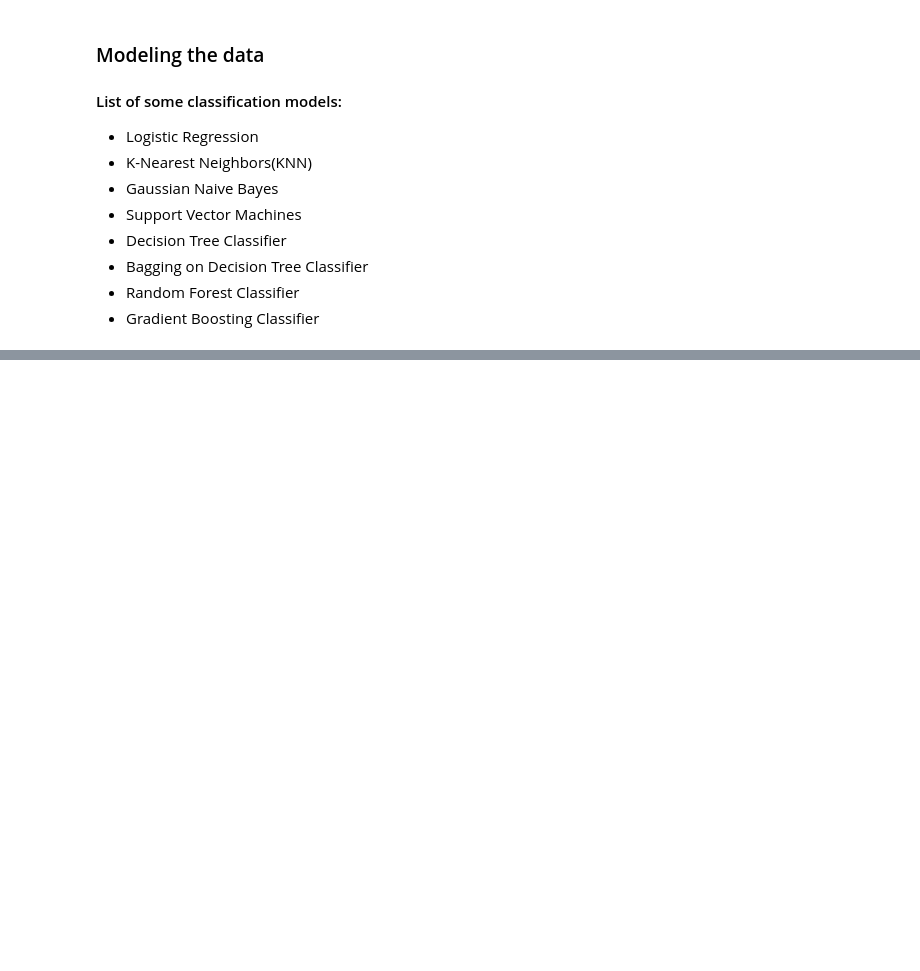
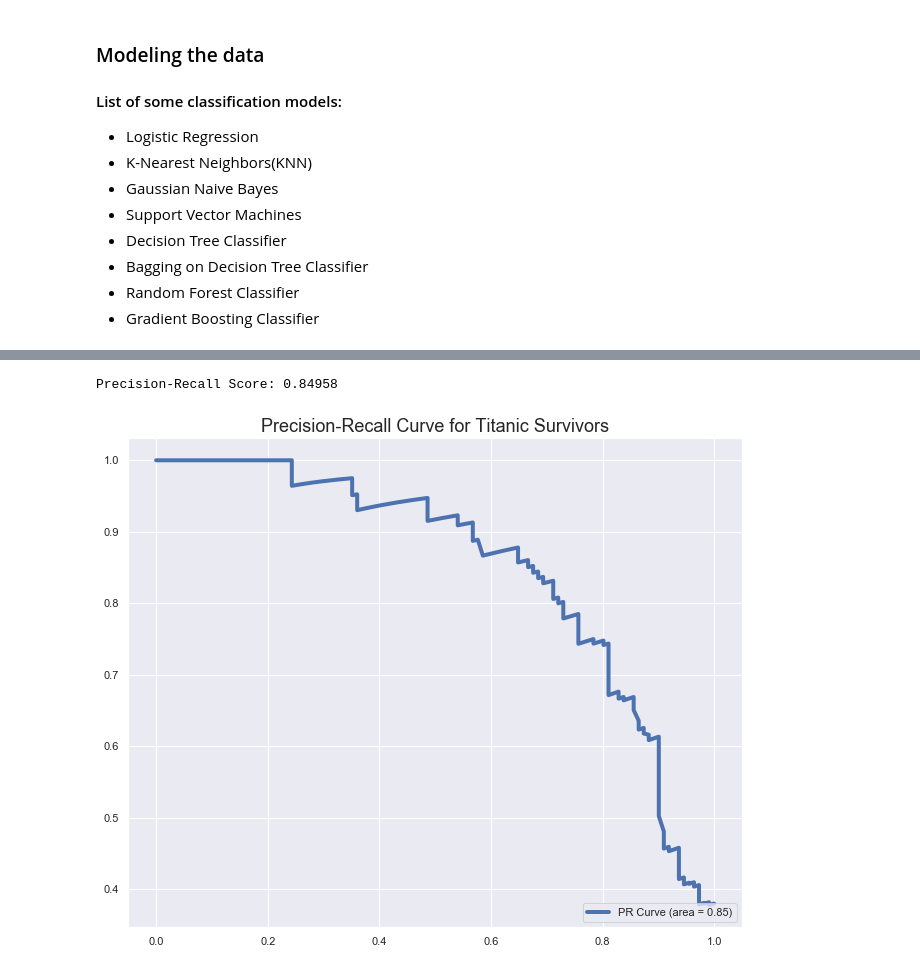
Before and after one commit to davidtnly/Python, a Jupyter notebook: MachineLearning/07-titanic-dev.ipynb, the cells around one changed output, grey strips where cells are left out. Cells and saved outputs as stored; diff of their text form; code cells hidden in the pictures; blank space fills up the shorter version.

```diff
--- a/MachineLearning/07-titanic-dev.ipynb
+++ b/MachineLearning/07-titanic-dev.ipynb
@@ -2757,0 +2971,24 @@ mtest = sc.transform(mtest)
+# %%
+from sklearn.metrics import precision_recall_curve
+
+# Get y_score by LogisticRegression().decision_function(test)
+y_score = glm.decision_function(test_x)
+
+# Use precision_recall_curve(test_y, y_score) to get pr-rc values
+# (ValueError: too many values to unpack (expected 2) without "_"
+precision, recall, _ = precision_recall_curve(test_y, y_score)
+
+# Calculate auc by auc() function
+PR_AUC = auc(recall, precision)
+print('Precision-Recall Score: ' + str(round(PR_AUC,5)))
+
+# Create figure space and create plt.plot() and set plot titles, labels, etc.
+plt.figure(figsize=(11,9))
+plt.plot(recall, precision, label='PR Curve (area = %0.2f)'%PR_AUC, linewidth=4)
+plt.title('Precision-Recall Curve for Titanic Survivors', fontsize=18)
+# plt.xlabel('test')
+plt.legend(loc='lower right')
+plt.show()
+# %% [output]
+Precision-Recall Score: 0.84958
+[figure, added]
```
Also changed, not shown: parts of 48 cells of this notebook.
